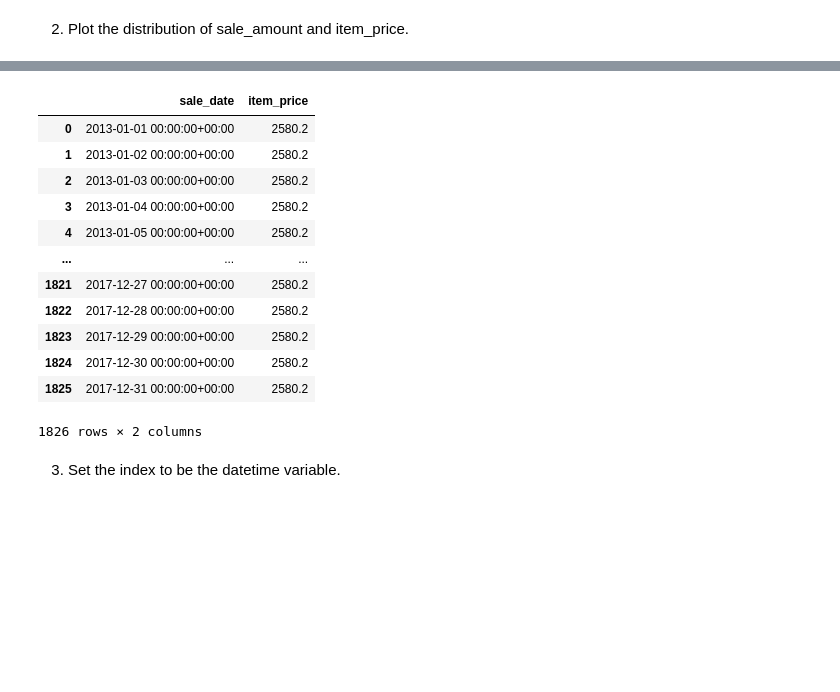
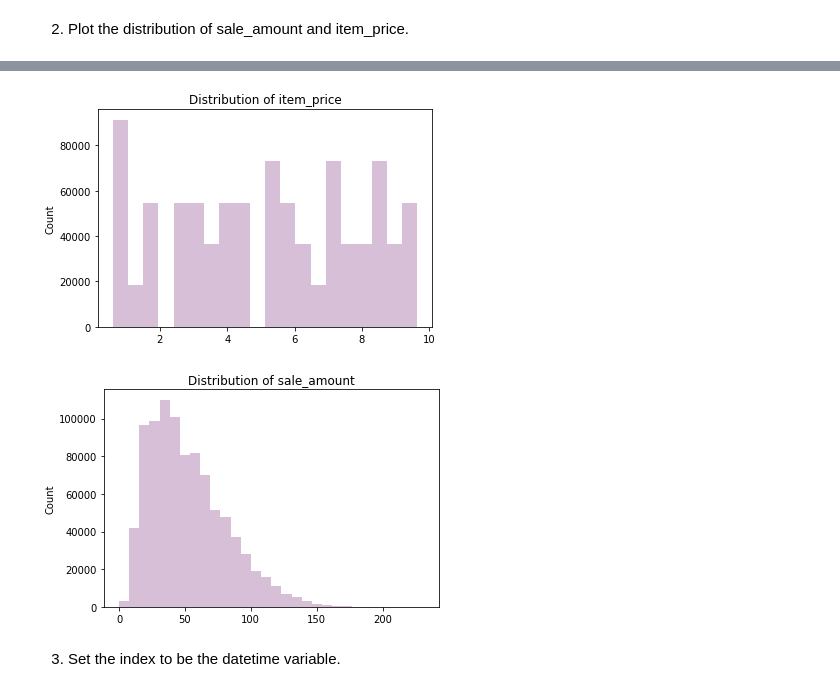
Before and after one commit to brandireger/ds-methodologies-exercises, a Jupyter notebook: time_series/prepare.ipynb, the cells around one changed output, grey strips where cells are left out. Drawn from its saved outputs; the diff is of its cells as text; code cells hidden in the pictures; blank space fills up the shorter version.

```diff
--- a/time_series/prepare.ipynb
+++ b/time_series/prepare.ipynb
@@ -3,9 +3,11 @@ import pandas as pd
 from datetime import timedelta, datetime
 import numpy as np
 
+import seaborn as sns
 import matplotlib.pyplot as plt
-%matplotlib inline
-import seaborn as sns
+
+plt.rc('figure', figsize=(11, 9))
+plt.rc('font', size=13)
 
 import warnings
 warnings.filterwarnings("ignore")
@@ -34,6 +36,6 @@ df.shape
 # %% [output]
 (913000, 14)
 # %%
-df['sale_date'] = pd.to_datetime(df['sale_date'])
+df['sale_date'] = pd.to_datetime(df['sale_date'], format='%a, %d %b %Y %H:%M:%S %Z')
 # %% [markdown]
 2. Plot the distribution of sale_amount and item_price.
@@ -60,19 +42,25 @@ sns.scatterplot(data=df, x='sale_date', y='item_price')
-# %%
-by_date
-# %% [output]
-|  | sale_date | item_price |
-| 0 | 2013-01-01 00:00:00+00:00 | 2580.2 |
-| 1 | 2013-01-02 00:00:00+00:00 | 2580.2 |
-| 2 | 2013-01-03 00:00:00+00:00 | 2580.2 |
-| 3 | 2013-01-04 00:00:00+00:00 | 2580.2 |
-| 4 | 2013-01-05 00:00:00+00:00 | 2580.2 |
-| ... | ... | ... |
-| 1821 | 2017-12-27 00:00:00+00:00 | 2580.2 |
-| 1822 | 2017-12-28 00:00:00+00:00 | 2580.2 |
-| 1823 | 2017-12-29 00:00:00+00:00 | 2580.2 |
-| 1824 | 2017-12-30 00:00:00+00:00 | 2580.2 |
-| 1825 | 2017-12-31 00:00:00+00:00 | 2580.2 |
-1826 rows × 2 columns
+# %%
+# function from Faith
+def hist_plot(df, col, bins):
+    """
+    function takes in a DataFrame,
+    a string for column name or list, and
+    integer for number of bins and
+    displays a histogram of the column
+    """
+    plt.hist(df[col], bins=bins, color='thistle')
+    plt.title('Distribution of ' + col)
+    plt.xlabel('')
+    plt.ylabel('Count')
+    plt.show()
+# %%
+hist_plot(df=df, col='item_price', bins=20)
+# %% [output]
+[figure, added]
+# %%
+hist_plot(df=df, col='sale_amount', bins=30)
+# %% [output]
+[figure, added]
 # %% [markdown]
 3. Set the index to be the datetime variable.
 # %%
```
Also changed, not shown: parts of 13 cells of this notebook, 2 other files.
